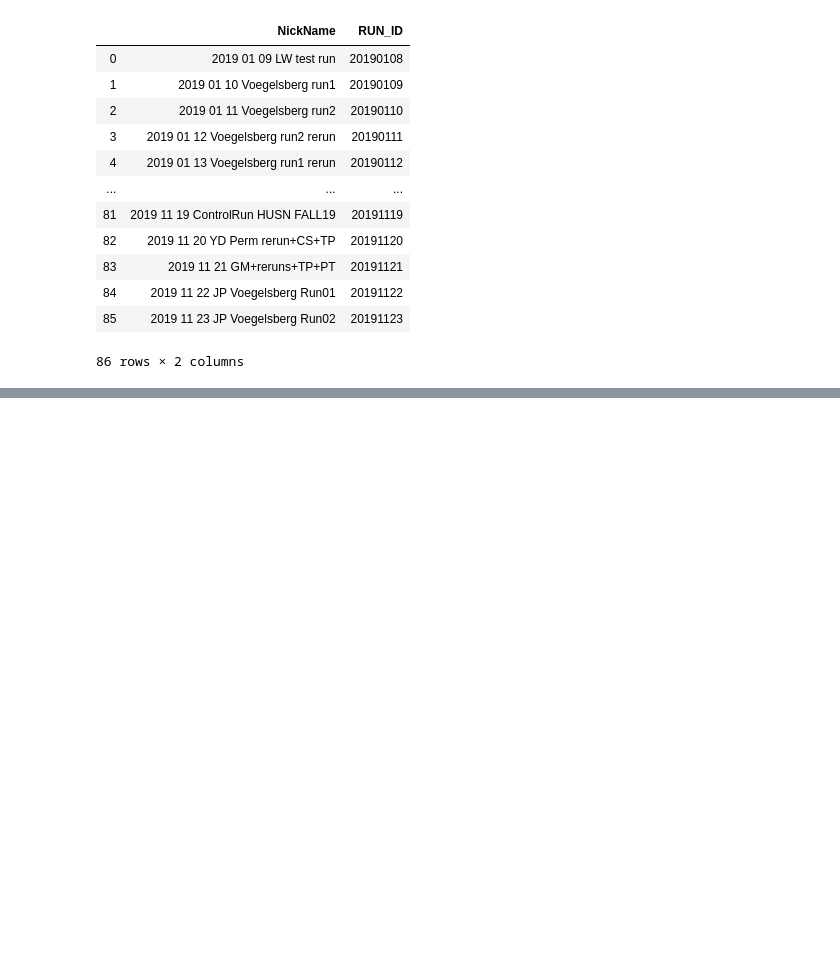
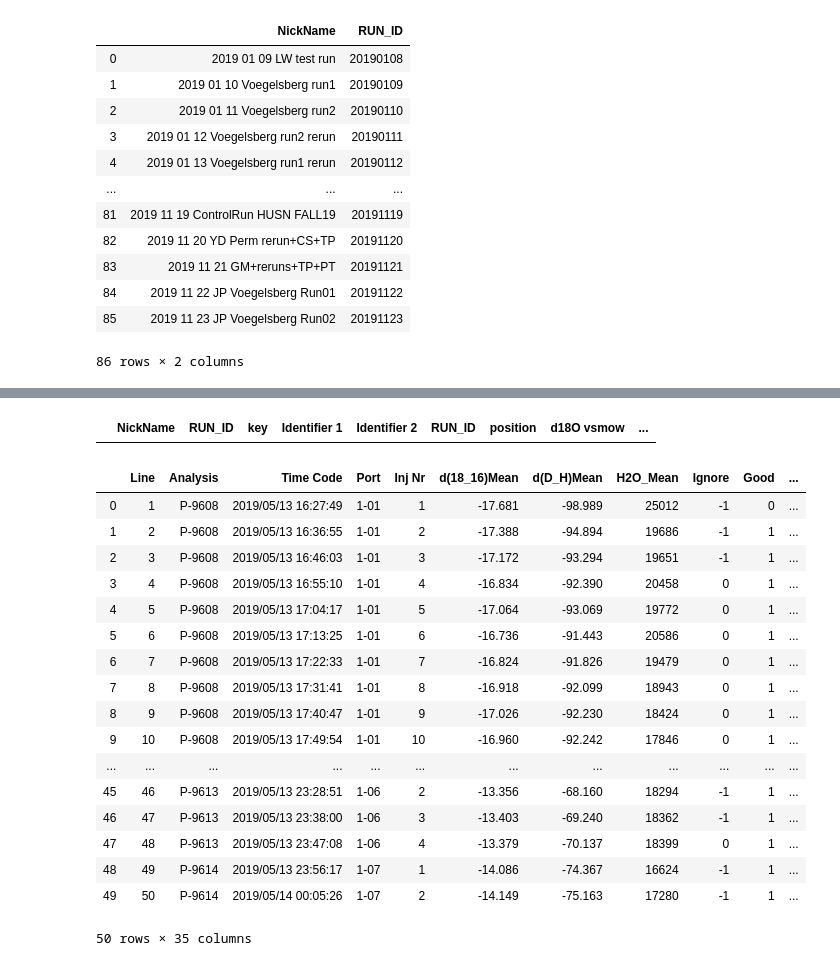
Before and after one commit to tr1813/picarro-calculator, a Jupyter notebook: ipynb/Update DataBase.ipynb, the cells around one changed output, grey strips where cells are left out. Saved outputs shown, nothing was run; the diff lists cells and outputs as text; code cells hidden in the pictures; blank space fills up the shorter version.

```diff
--- a/ipynb/Update DataBase.ipynb
+++ b/ipynb/Update DataBase.ipynb
@@ -114,0 +143,12 @@ df
+# %%
+statement ="""SELECT * from runlookup rlk,runs r
+            WHERE (
+            rlk.NickName like '%Hundsalm%'
+            AND (r.'Identifier 2' = 'TR'
+            AND r.RUN_ID= rlk.RUN_ID
+            ));"""
+
+df = pd.read_sql_query(statement,conn)
+df
+# %% [output]
+|  | NickName | RUN_ID | key | Identifier 1 | Identifier 2 | RUN_ID | position | d18O vsmow | ... |
@@ -115 +157,24 @@ df
+# %%
+df1 = pd.read_csv(r"J:\c715\Picarro\Results\Results 2019\Raw data\HKDS2009_IsoWater_20190513_142143.csv")
+# %%
+df1.head(50)
+# %% [output]
+|  | Line | Analysis | Time Code | Port | Inj Nr | d(18_16)Mean | d(D_H)Mean | H2O_Mean | Ignore | Good | ... |
+| 0 | 1 | P-9608 | 2019/05/13 16:27:49 | 1-01 | 1 | -17.681 | -98.989 | 25012 | -1 | 0 | ... |
+| 1 | 2 | P-9608 | 2019/05/13 16:36:55 | 1-01 | 2 | -17.388 | -94.894 | 19686 | -1 | 1 | ... |
+| 2 | 3 | P-9608 | 2019/05/13 16:46:03 | 1-01 | 3 | -17.172 | -93.294 | 19651 | -1 | 1 | ... |
+| 3 | 4 | P-9608 | 2019/05/13 16:55:10 | 1-01 | 4 | -16.834 | -92.390 | 20458 | 0 | 1 | ... |
+| 4 | 5 | P-9608 | 2019/05/13 17:04:17 | 1-01 | 5 | -17.064 | -93.069 | 19772 | 0 | 1 | ... |
+| 5 | 6 | P-9608 | 2019/05/13 17:13:25 | 1-01 | 6 | -16.736 | -91.443 | 20586 | 0 | 1 | ... |
+| 6 | 7 | P-9608 | 2019/05/13 17:22:33 | 1-01 | 7 | -16.824 | -91.826 | 19479 | 0 | 1 | ... |
+| 7 | 8 | P-9608 | 2019/05/13 17:31:41 | 1-01 | 8 | -16.918 | -92.099 | 18943 | 0 | 1 | ... |
+| 8 | 9 | P-9608 | 2019/05/13 17:40:47 | 1-01 | 9 | -17.026 | -92.230 | 18424 | 0 | 1 | ... |
+| 9 | 10 | P-9608 | 2019/05/13 17:49:54 | 1-01 | 10 | -16.960 | -92.242 | 17846 | 0 | 1 | ... |
+| ... | ... | ... | ... | ... | ... | ... | ... | ... | ... | ... | ... |
+| 45 | 46 | P-9613 | 2019/05/13 23:28:51 | 1-06 | 2 | -13.356 | -68.160 | 18294 | -1 | 1 | ... |
+| 46 | 47 | P-9613 | 2019/05/13 23:38:00 | 1-06 | 3 | -13.403 | -69.240 | 18362 | -1 | 1 | ... |
+| 47 | 48 | P-9613 | 2019/05/13 23:47:08 | 1-06 | 4 | -13.379 | -70.137 | 18399 | 0 | 1 | ... |
+| 48 | 49 | P-9614 | 2019/05/13 23:56:17 | 1-07 | 1 | -14.086 | -74.367 | 16624 | -1 | 1 | ... |
+| 49 | 50 | P-9614 | 2019/05/14 00:05:26 | 1-07 | 2 | -14.149 | -75.163 | 17280 | -1 | 1 | ... |
+50 rows × 35 columns
 # %%
```
Also changed, not shown: parts of 25 cells of this notebook, 1 other file.
